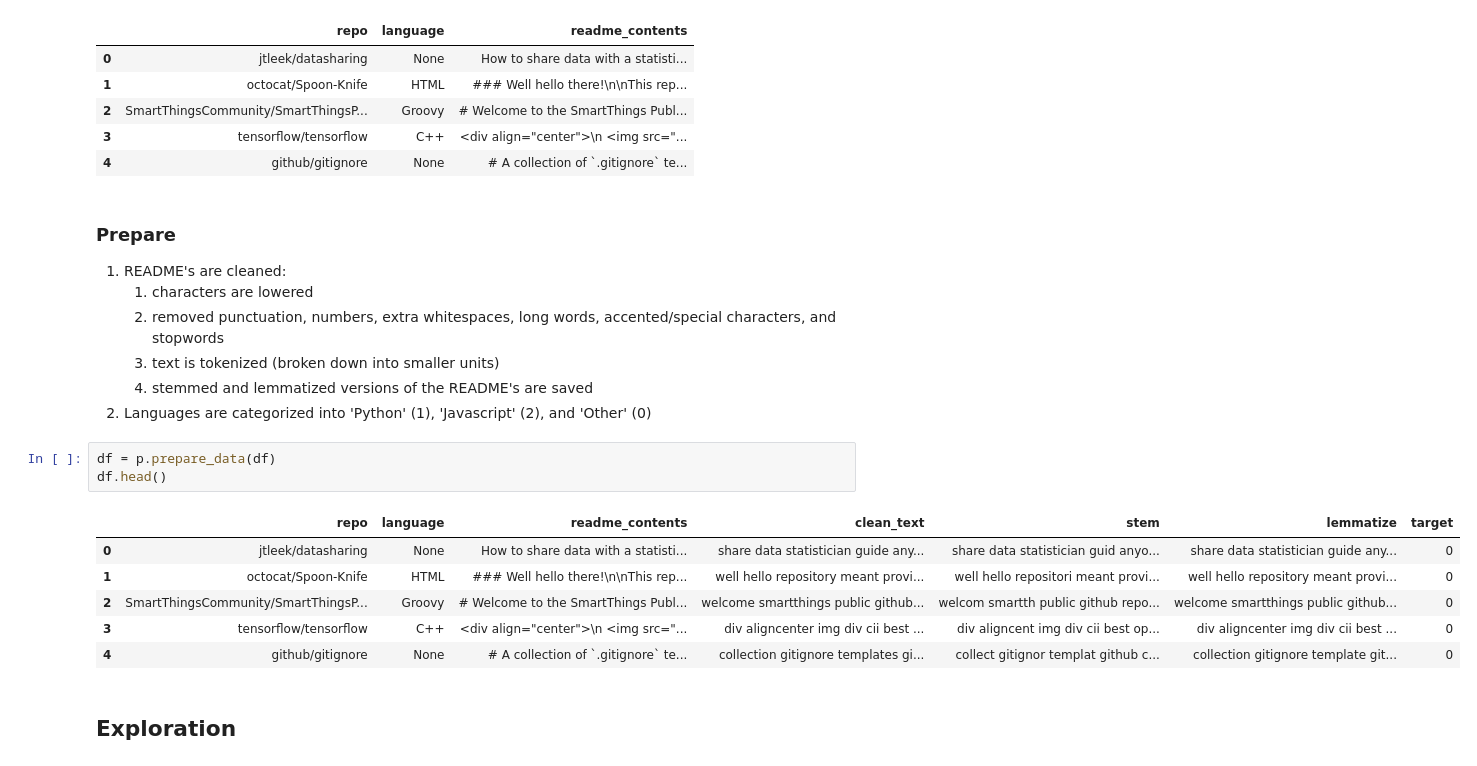
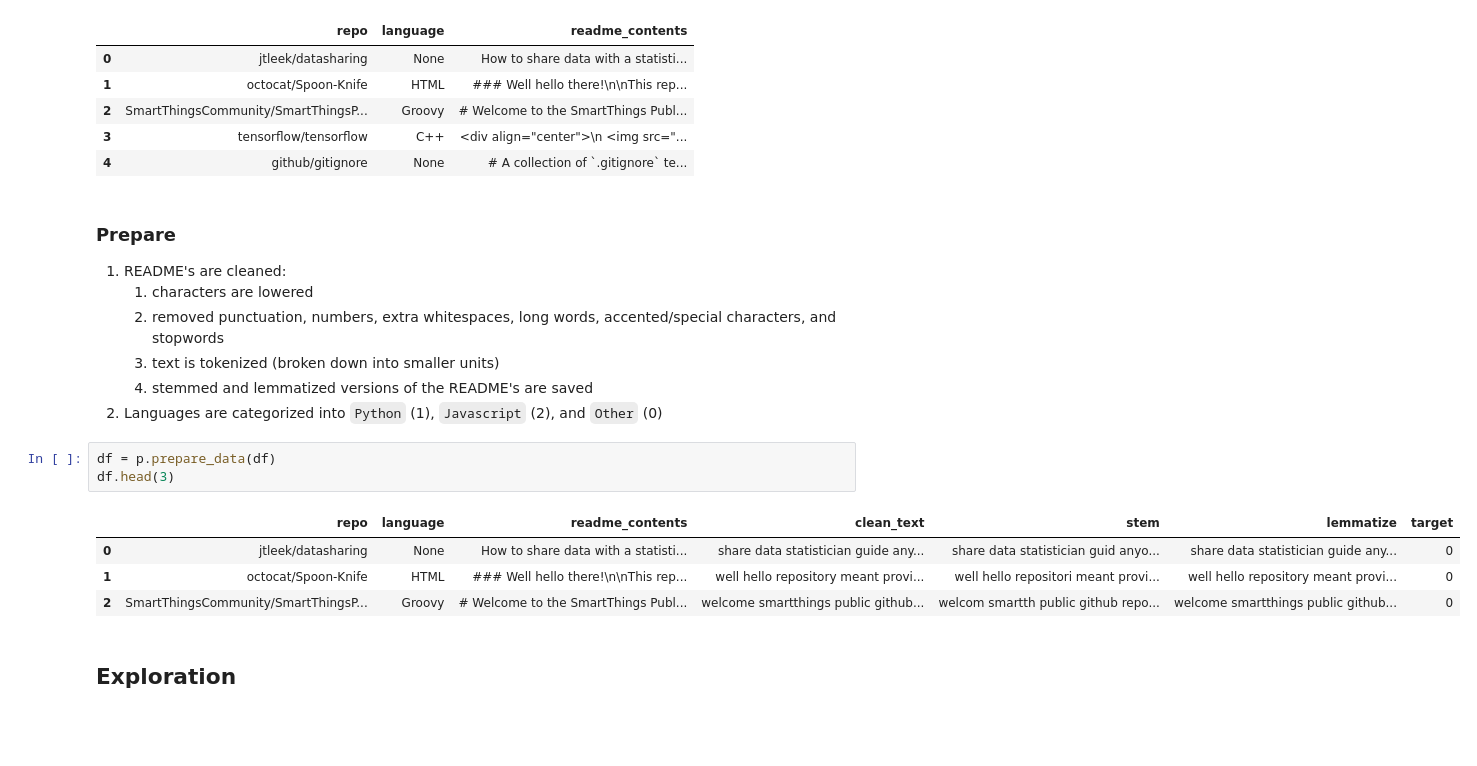
Before and after one commit to NLP-Operation-Repo/NLP-Operation-Repo, a Jupyter notebook: final_report.ipynb, the cells around one changed output. Saved outputs shown, nothing was run; the diff lists cells and outputs as text; blank space fills up the shorter version.

```diff
--- a/final_report.ipynb
+++ b/final_report.ipynb
@@ -43,17 +47,15 @@ df.head(5)
     1. removed punctuation, numbers, extra whitespaces, long words, accented/special characters, and stopwords
     1. text is tokenized (broken down into smaller units)
     1. stemmed and lemmatized versions of the README's are saved
-2. Languages are categorized into 'Python' (1), 'Javascript' (2), and 'Other' (0)
+2. Languages are categorized into `Python` (1), `Javascript` (2), and `Other` (0)
 # %%
 df = p.prepare_data(df)
-df.head()
+df.head(3)
 # %% [output]
 |  | repo | language | readme_contents | clean_text | stem | lemmatize | target |
 | 0 | jtleek/datasharing | None | How to share data with a statisti... | share data statistician guide any... | share data statistician guid anyo... | share data statistician guide any... | 0 |
 | 1 | octocat/Spoon-Knife | HTML | ### Well hello there!\n\nThis rep... | well hello repository meant provi... | well hello repositori meant provi... | well hello repository meant provi... | 0 |
 | 2 | SmartThingsCommunity/SmartThingsP... | Groovy | # Welcome to the SmartThings Publ... | welcome smartthings public github... | welcom smartth public github repo... | welcome smartthings public github... | 0 |
-| 3 | tensorflow/tensorflow | C++ | <div align="center">\n <img src="... | div aligncenter img div cii best ... | div aligncent img div cii best op... | div aligncenter img div cii best ... | 0 |
-| 4 | github/gitignore | None | # A collection of `.gitignore` te... | collection gitignore templates gi... | collect gitignor templat github c... | collection gitignore template git... | 0 |
 # %% [markdown]
 ## Exploration
 # %% [markdown]
```
Also changed, not shown: parts of 20 cells of this notebook, 5 other files.
